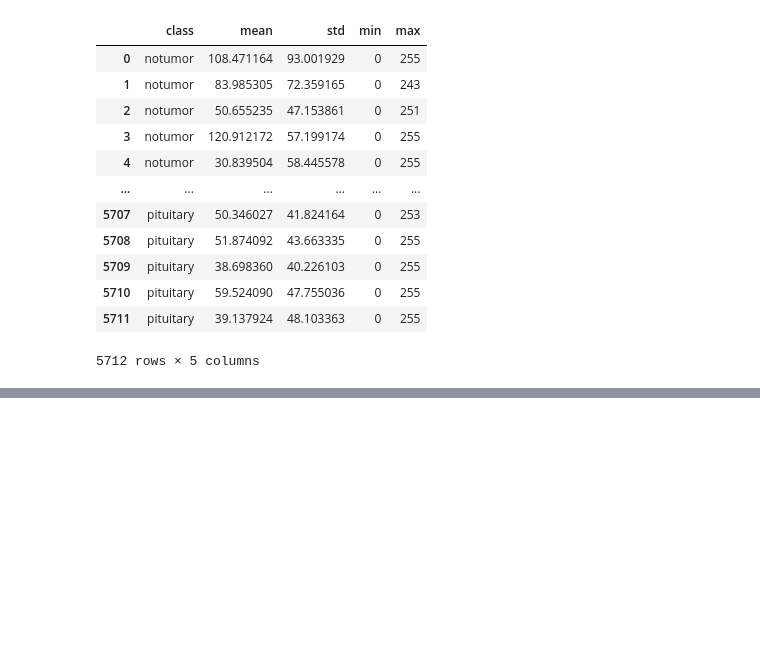
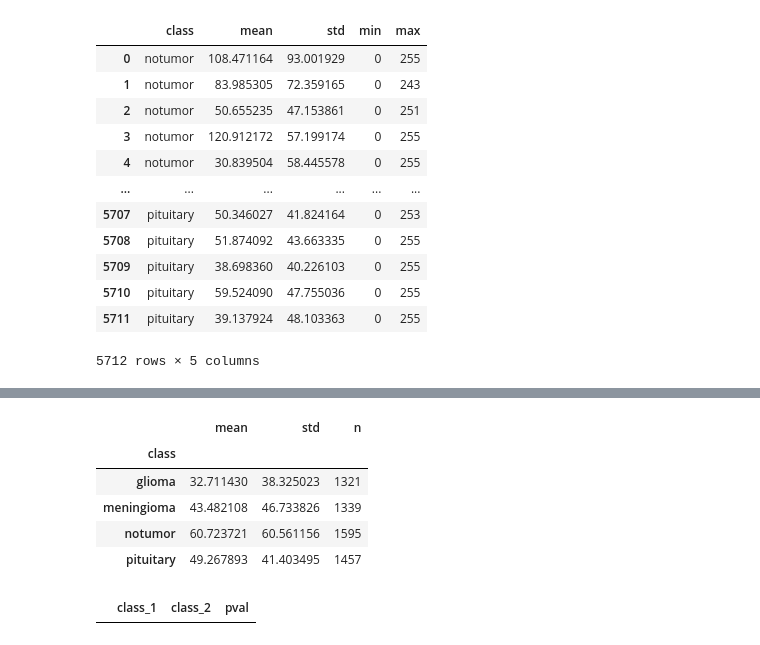
Before and after one commit to Jeremy-Duval-PhD/Brain_Tumor_MRI_Dataset, a Jupyter notebook: notebooks/Kaggle_Brain_Tumor_MRI_Dataset.ipynb, the cells around one changed output, grey strips where cells are left out. Drawn from its saved outputs; the diff is of its cells as text; code cells hidden in the pictures; blank space fills up the shorter version.

Commit message:
WIP : EDA content : intensity analysis

```diff
--- a/notebooks/Kaggle_Brain_Tumor_MRI_Dataset.ipynb
+++ b/notebooks/Kaggle_Brain_Tumor_MRI_Dataset.ipynb
@@ -375,0 +378,43 @@ plot_outliers_ratio(df_brightness, CLASSES, df_intensity)
+# %%
+def mean_intensity_per_class(df_intensity):
+    df_mi = df_intensity.groupby("class")[["mean", "std"]].mean()
+    return df_mi
+
+def z_test_pairwise(df_intensity, p_thresh=0.05):
+    df_mi = mean_intensity_per_class(df_intensity)
+    df_mi['n'] = df_intensity.groupby("class")['mean'].count()
+
+    stat_diff = {'class_1':[], 'class_2': [], 'pval': []}
+    labels = df_mi.index.to_list()
+    for i in range(0, len(labels)):
+        for j in range(i+1, len(labels)):
+            m1 = df_mi.loc[labels[i],"mean"]
+            s1 = df_mi.loc[labels[i],"std"]
+            n1 = df_mi.loc[labels[i],"n"]
+            m2 = df_mi.loc[labels[j],"mean"]
+            s2 = df_mi.loc[labels[j],"std"]
+            n2 = df_mi.loc[labels[j],"n"]
+            z = (m1-m2) / np.sqrt(s1*s1/n1 + s2*s2/n2)
+            pval = scipy.stats.norm.sf(abs(z))
+            if pval > p_thresh:
+                stat_diff['class_1'].append(labels[i])
+                stat_diff['class_2'].append(labels[j])
+                stat_diff['pval'].append(pval)
+
+
+    return df_mi, pd.DataFrame.from_dict(stat_diff)
+# %%
+df_mi, df_diff = z_test_pairwise(df_intensity)
+# %%
+df_mi
+# %% [output]
+|  | mean | std | n |
+| class |  |  |  |
+| glioma | 32.711430 | 38.325023 | 1321 |
+| meningioma | 43.482108 | 46.733826 | 1339 |
+| notumor | 60.723721 | 60.561156 | 1595 |
+| pituitary | 49.267893 | 41.403495 | 1457 |
+# %%
+df_diff
+# %% [output]
+|  | class_1 | class_2 | pval |
```
Also changed, not shown: parts of 4 cells of this notebook, 1 other file.
